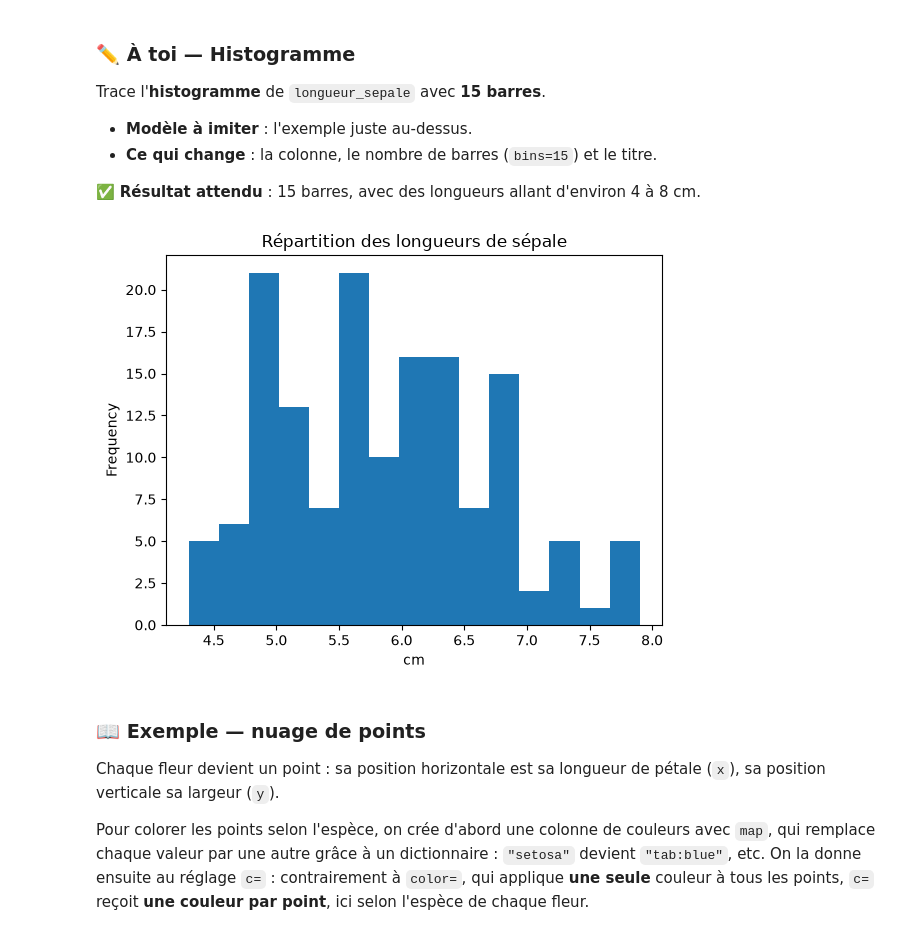
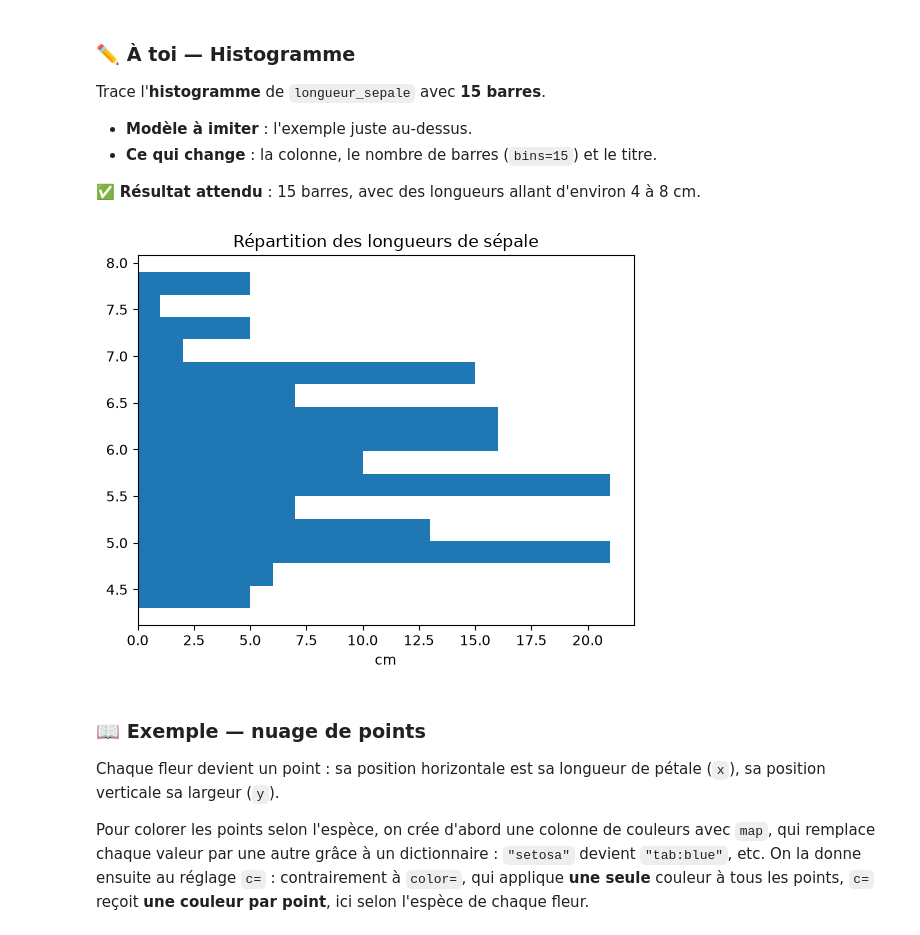
Before and after one commit to DarkSpharx/fleurs_iris, a Jupyter notebook: 1_imiter_pandas_iris.ipynb, the cells around one changed output. Drawn from its saved outputs; the diff is of its cells as text; code cells hidden in the pictures.

```diff
--- a/1_imiter_pandas_iris.ipynb
+++ b/1_imiter_pandas_iris.ipynb
@@ -705,9 +704,9 @@ Trace l'**histogramme** de `longueur_sepale` avec **15 barres**.
 # %%
 # Écris ta ligne de code ici
 iris["longueur_sepale"].plot.hist(bins=15, title="Répartition des longueurs de sépale",
-                                  xlabel="cm");
+                                  xlabel="cm", orientation="horizontal");
 # %% [output]
-[figure, old version]
+[figure, new version]
 # %% [markdown]
 ### 📖 Exemple — nuage de points
 Chaque fleur devient un point : sa position horizontale est sa longueur de pétale (`x`), sa position verticale sa largeur (`y`).
```
Also changed, not shown: parts of 1 cell of this notebook.
